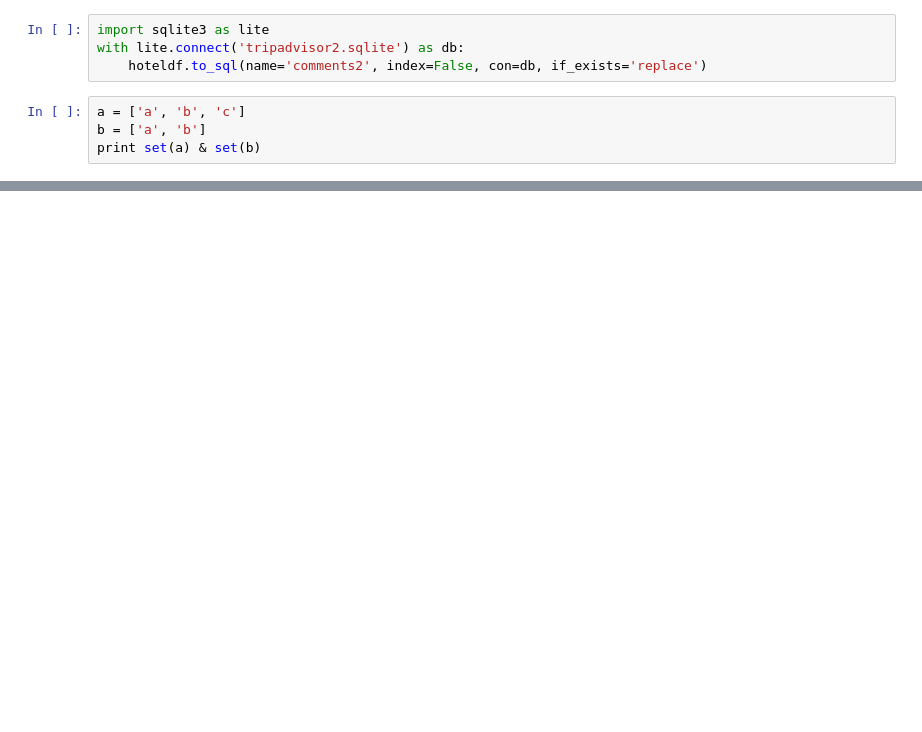
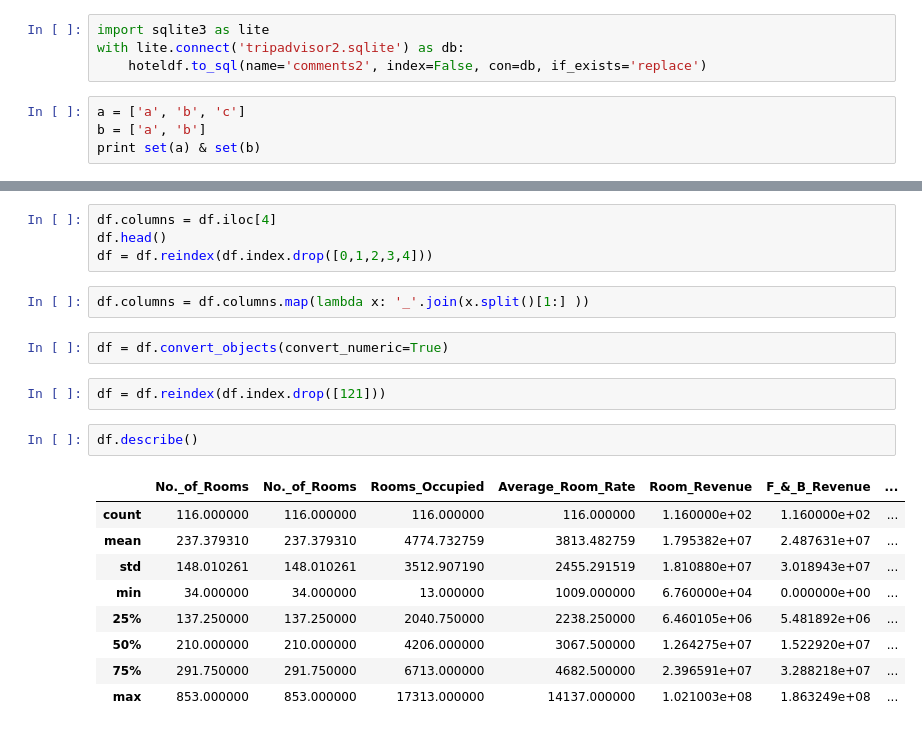
Before and after one commit to bcc2xp/pytravel, a Jupyter notebook: 20160417.ipynb, the cells around one changed output, grey strips where cells are left out. Drawn from its saved outputs; the diff is of its cells as text; blank space fills up the shorter version.

```diff
--- a/20160417.ipynb
+++ b/20160417.ipynb
@@ -556,0 +585,22 @@ print set(a) & set(b)
+# %%
+df.columns = df.iloc[4]
+df.head()
+df = df.reindex(df.index.drop([0,1,2,3,4]))
+# %%
+df.columns = df.columns.map(lambda x: '_'.join(x.split()[1:] ))
+# %%
+df = df.convert_objects(convert_numeric=True)
+# %%
+df = df.reindex(df.index.drop([121]))
+# %%
+df.describe()
+# %% [output]
+|  | No._of_Rooms | No._of_Rooms | Rooms_Occupied | Average_Room_Rate | Room_Revenue | F_&_B_Revenue | ... |
+| count | 116.000000 | 116.000000 | 116.000000 | 116.000000 | 1.160000e+02 | 1.160000e+02 | ... |
+| mean | 237.379310 | 237.379310 | 4774.732759 | 3813.482759 | 1.795382e+07 | 2.487631e+07 | ... |
+| std | 148.010261 | 148.010261 | 3512.907190 | 2455.291519 | 1.810880e+07 | 3.018943e+07 | ... |
+| min | 34.000000 | 34.000000 | 13.000000 | 1009.000000 | 6.760000e+04 | 0.000000e+00 | ... |
+| 25% | 137.250000 | 137.250000 | 2040.750000 | 2238.250000 | 6.460105e+06 | 5.481892e+06 | ... |
+| 50% | 210.000000 | 210.000000 | 4206.000000 | 3067.500000 | 1.264275e+07 | 1.522920e+07 | ... |
+| 75% | 291.750000 | 291.750000 | 6713.000000 | 4682.500000 | 2.396591e+07 | 3.288218e+07 | ... |
+| max | 853.000000 | 853.000000 | 17313.000000 | 14137.000000 | 1.021003e+08 | 1.863249e+08 | ... |
```
Also changed, not shown: parts of 9 cells of this notebook.
